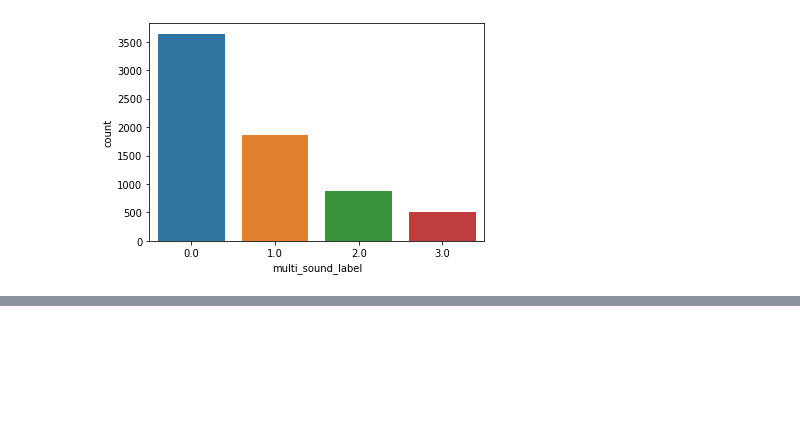
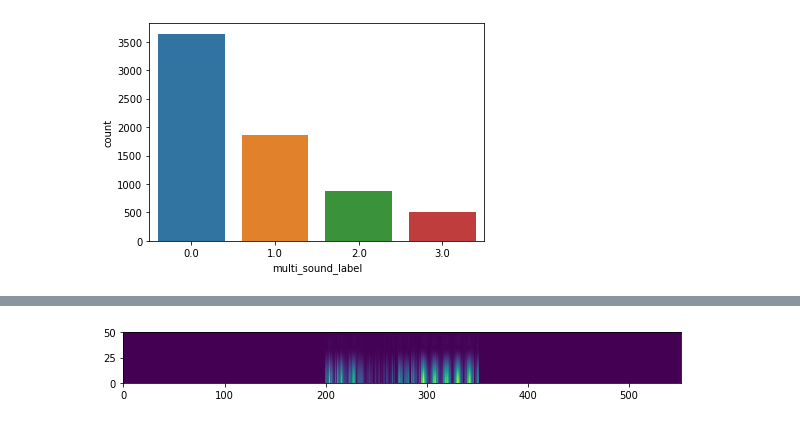
Before and after one commit to tracychg/Deep_Breath, a Jupyter notebook: notebooks/Exploratory_Data_Analysis.ipynb, the cells around one changed output, grey strips where cells are left out. Drawn from its saved outputs; the diff is of its cells as text; code cells hidden in the pictures; blank space fills up the shorter version.

```diff
--- a/notebooks/Exploratory_Data_Analysis.ipynb
+++ b/notebooks/Exploratory_Data_Analysis.ipynb
@@ -109,0 +170,33 @@ sns.countplot(x = data['multi_sound_label']);
+# %%
+txt_path= os.listdir('/content/drive/My Drive/Deep_Breath/processed_audio_files')
+wavfile_name = [f for f in txt_path if f.endswith('.wav')]
+wav_path = []
+for x in range(len(wavfile_name)):
+    temp = f'/content/drive/My Drive/Deep_Breath/processed_audio_files/{wavfile_name[x]}'
+    wav_path.append(temp)
+# %%
+'''TensorFlow'''
+def generate_tensor(path_to_file):
+  #reads audio, takes path as input, returns AudioIOTensor
+  audio = tfio.audio.AudioIOTensor(path_to_file)
+  #returns tf tensor, ready for spectogram generation function and convert to floats
+  tensor = audio.to_tensor()
+  tensor = tf.squeeze(tensor, axis=[-1])
+  tensor = tf.cast(tensor, tf.float32)
+  return tensor
+# %%
+def generate_spectrogram(path_to_file):
+  tensor = generate_tensor(path_to_file)
+  spectrogram = tfio.audio.spectrogram(tensor, nfft=512, window=30, stride=240)
+  spectrogram = tf.transpose(spectrogram, perm=[1, 0])
+  return spectrogram
+# %%
+def plot_spectrogram(path_to_file):
+  spectrogram = generate_spectrogram(path_to_file)
+  plt.figure(figsize=(10,3))
+  plt.ylim((0,50))
+  plt.imshow(spectrogram)
+# %%
+plot_spectrogram(wav_path[3])
+# %% [output]
+[figure, added]
```
Also changed, not shown: parts of 12 cells of this notebook.
